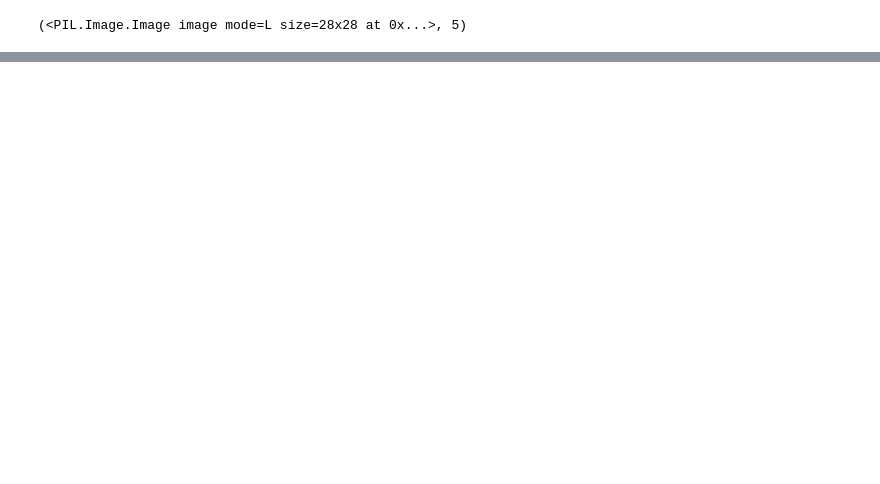
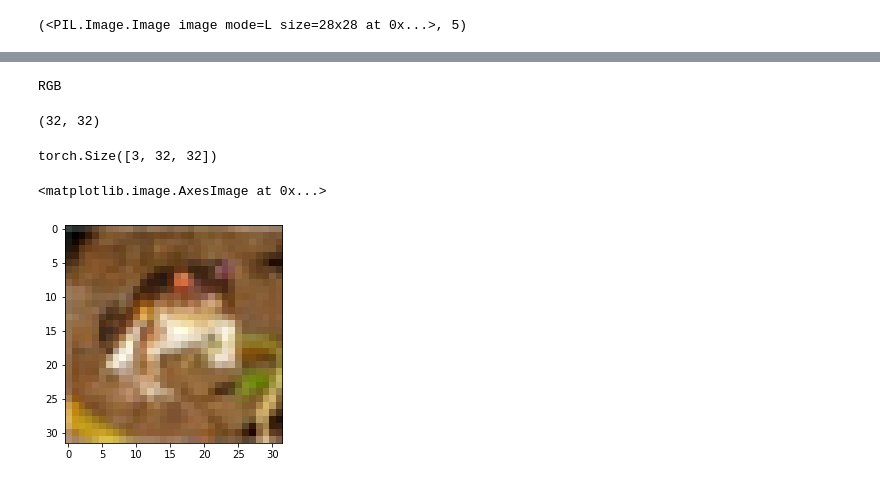
Before and after one commit to AndreaCossu/MLtree, a Jupyter notebook: Computer Vision.ipynb, the cells around one changed output, grey strips where cells are left out. Cells and saved outputs as stored; diff of their text form; code cells hidden in the pictures; blank space fills up the shorter version.

```diff
--- a/Computer Vision.ipynb
+++ b/Computer Vision.ipynb
@@ -108,0 +122,15 @@ train_mnist[0]
+# %%
+print(train_cifar[0][0].mode)
+train_cifar[0][0].size
+# %% [output]
+RGB
+(32, 32)
+# %%
+img_cifar = totensor(train_cifar[0][0])
+print(img_cifar.size())
+plt.imshow(img_cifar) # error!!!
+#plt.imshow(img_cifar.permute(1,2,0))
+# %% [output]
+torch.Size([3, 32, 32])
+<matplotlib.image.AxesImage at 0x...>
+[figure, added]
```
Also changed, not shown: parts of 6 cells of this notebook.
